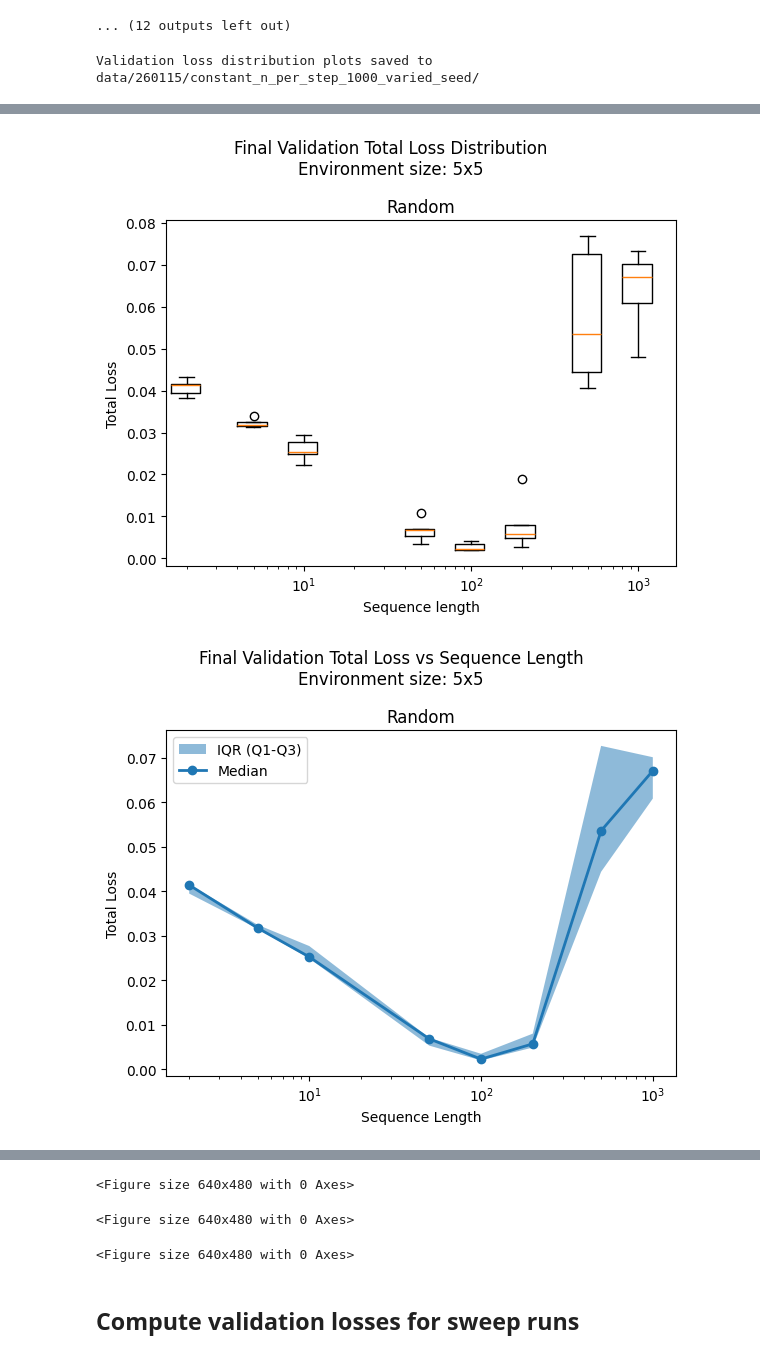
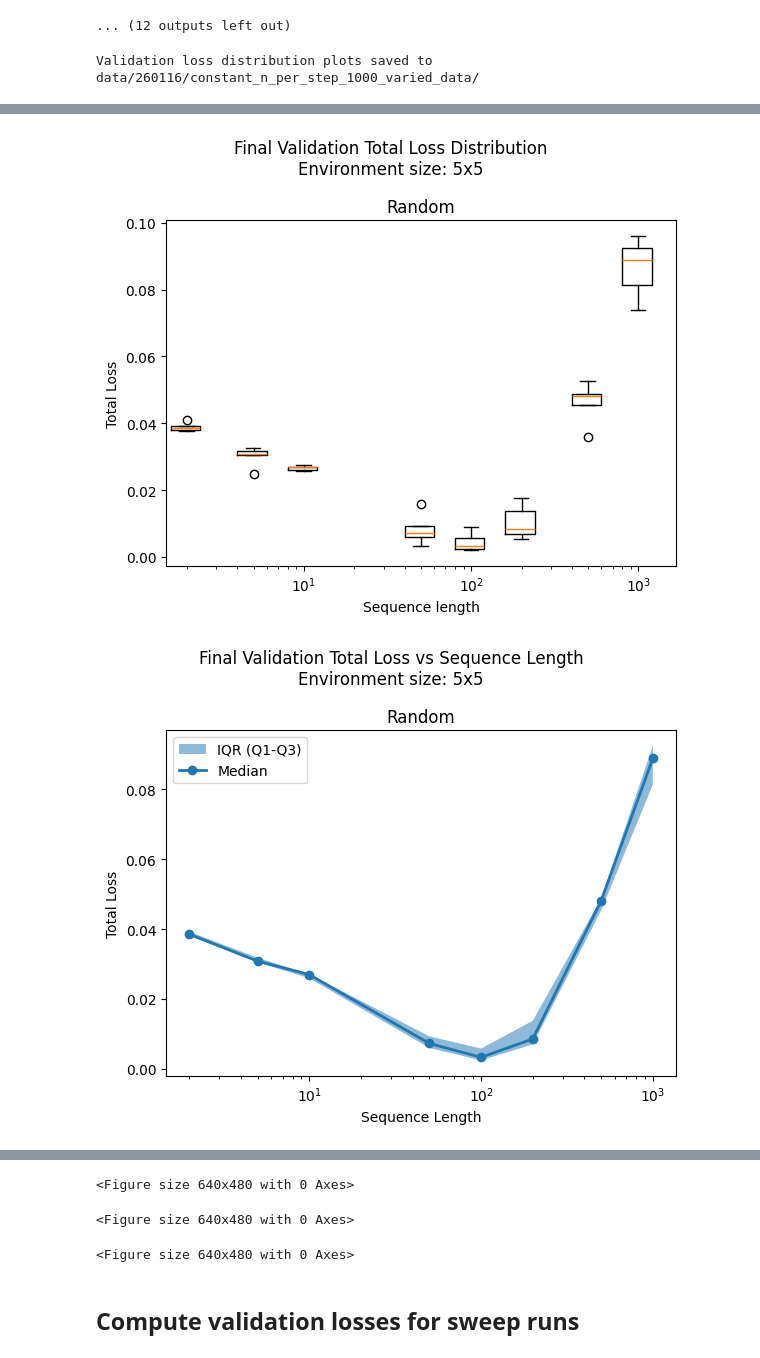
Before and after one commit to julianZeitler/ICLR_Actionable_Reps, a Jupyter notebook: PlotterSequential.ipynb, the cells around one changed output, grey strips where cells are left out. Cells and saved outputs as stored; diff of their text form; code cells hidden in the pictures.

Commit message:
fixup! validation plots

```diff
--- a/PlotterSequential.ipynb
+++ b/PlotterSequential.ipynb
@@ -300,7 +300,7 @@ Score distribution plots saved to data/260116/constant_n_per_step_1000_varied_da
 from sweep_analysis_sequential import generate_sweep_validation_loss_distributions
 import matplotlib.pyplot as plt
 
-sweep_path = "data/260115/constant_n_per_step_1000_varied_seed/"
+sweep_path = "data/260116/constant_n_per_step_1000_varied_data/"
 
 # Generate comparison plots for total loss (loss_component=0)
 figures = generate_sweep_validation_loss_distributions(
@@ -314,4 +314,4 @@ for fig_name, fig in figures.items():
     plt.figure(fig.number)
     plt.show()
 # %% [output]
-Validation loss distribution plots saved to data/260115/constant_n_per_step_1000_varied_seed/
+Validation loss distribution plots saved to data/260116/constant_n_per_step_1000_varied_data/
@@ -319,2 +319,2 @@ Validation loss distribution plots saved to data/260115/constant_n_per_step_1000
-[figure, old version]
+[figure, new version]
-[figure, old version]
+[figure, new version]
```
Also changed, not shown: parts of 2 cells of this notebook.
